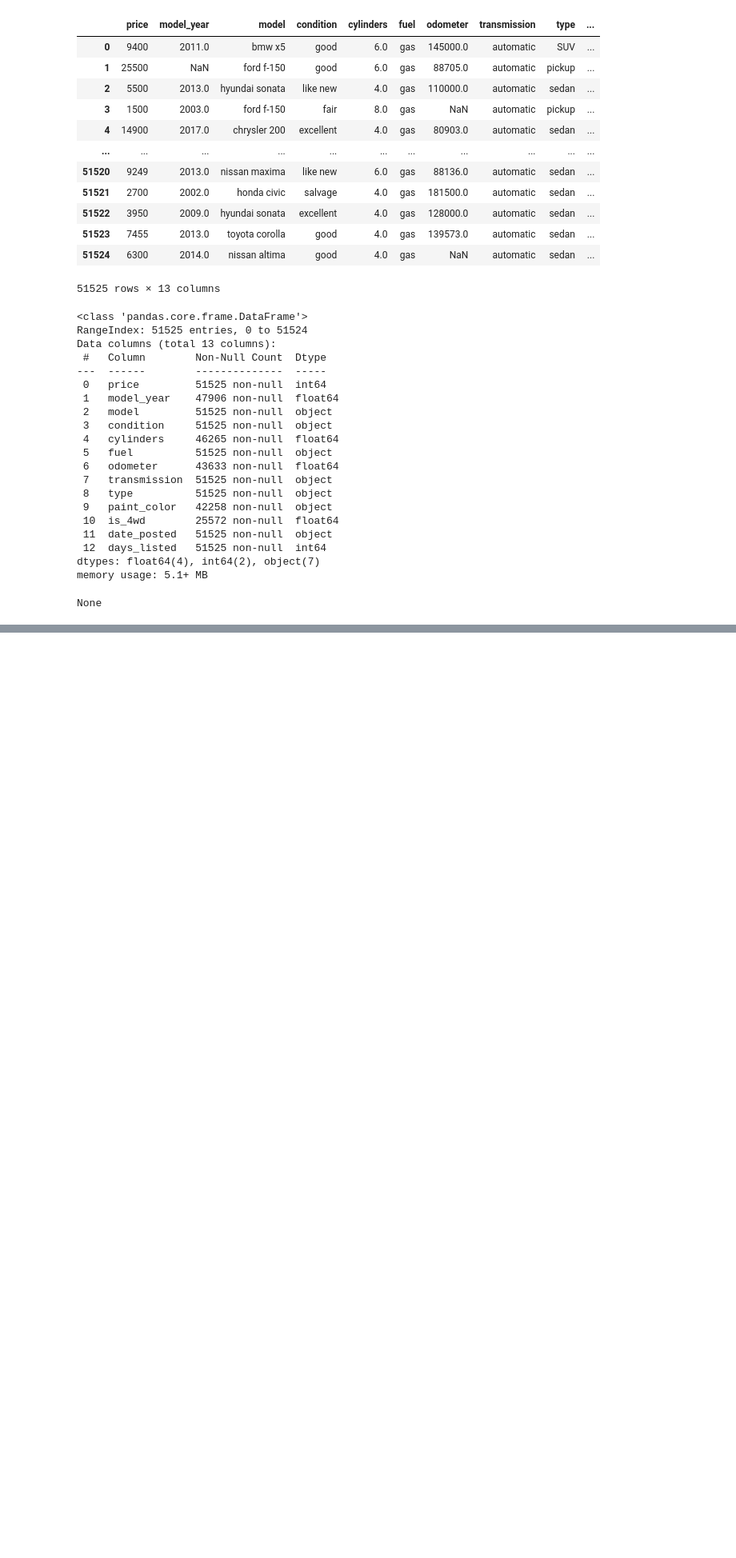
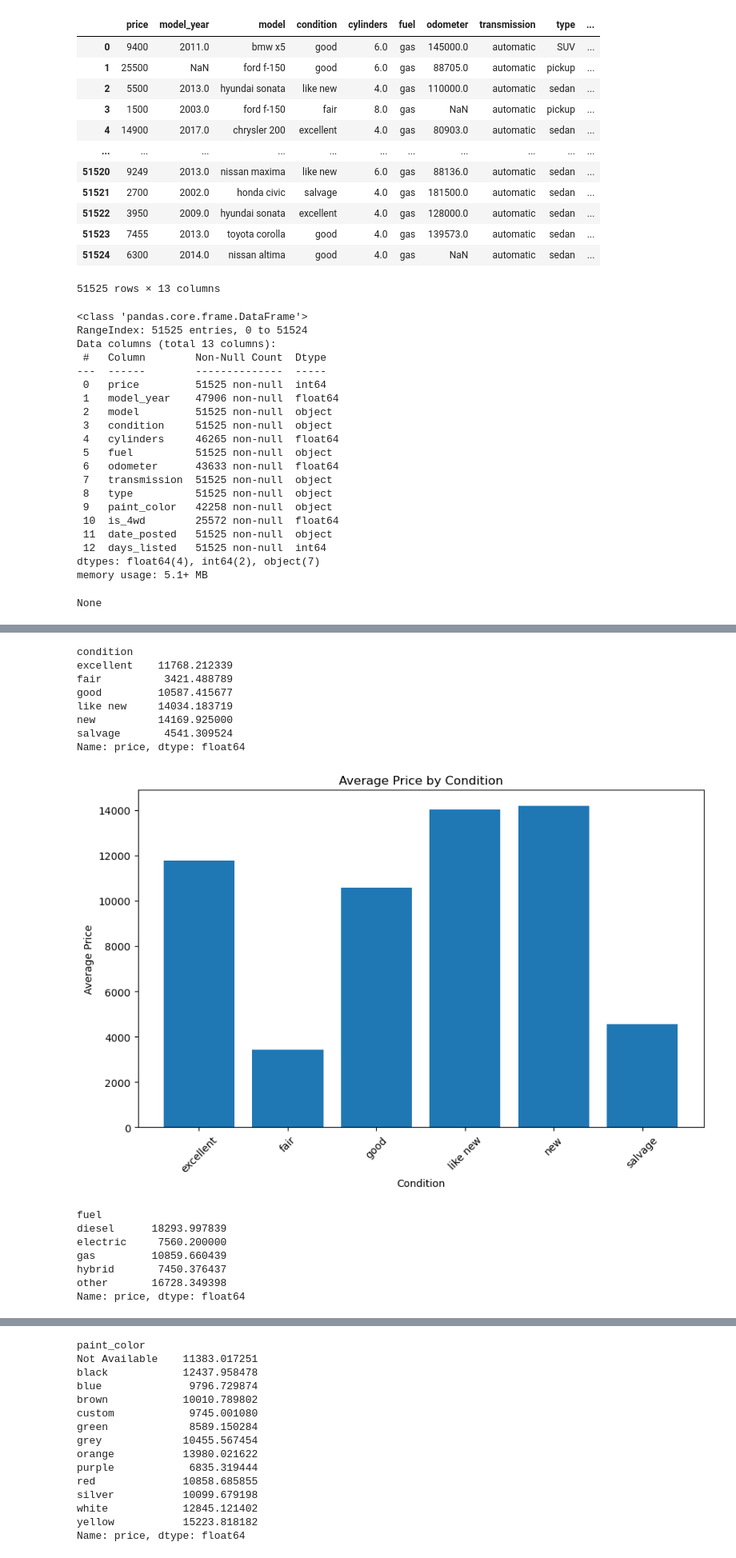
Before and after one commit to Ptown-1988/Sprint_4_Project, a Jupyter notebook: Jupyter Notebook Sprint4Project.ipynb, the cells around one changed output, grey strips where cells are left out. Shown at 80% size. Cells and saved outputs as stored; diff of their text form; code cells hidden in the pictures; blank space fills up the shorter version.

```diff
--- a/Jupyter Notebook Sprint4Project.ipynb
+++ b/Jupyter Notebook Sprint4Project.ipynb
@@ -71,0 +133,65 @@ plt.show()
+# %%
+#Average Price By Condition
+average_price_by_condition = vehicles_df_w_odometer.groupby('condition')['price'].mean()
+display(average_price_by_condition)
+
+plt.figure(figsize=(10, 6))
+plt.bar(average_price_by_condition.index, average_price_by_condition.values)
+plt.title('Average Price by Condition')
+plt.xlabel('Condition')
+plt.ylabel('Average Price')
+plt.xticks(rotation=45)
+plt.show()
+
+#Average Price By Fuel
+avg_price_by_fuel = vehicles_df_w_odometer.groupby('fuel')['price'].mean()
+display(avg_price_by_fuel)
+
+plt.figure(figsize=(10, 6))
+plt.bar(avg_price_by_fuel.index, avg_price_by_fuel.values)
+plt.title('Average Price by Fuel')
+plt.xlabel('Fuel')
+plt.ylabel('Average Price')
+plt.xticks(rotation=45)
+plt.show()
+
+#Average Price By Paint Color
+avg_price_by_color = vehicles_df_w_odometer.groupby('paint_color')['price'].mean()
+display(avg_price_by_color)
+
+plt.figure(figsize=(10, 6))
+plt.bar(avg_price_by_color.index, avg_price_by_color.values)
+plt.title('Average Price by Paint Color')
+plt.xlabel('Paint Color')
+plt.ylabel('Average Price')
+plt.xticks(rotation=45)
+plt.show()
+
+#Average Price By Days Listed
+avg_price_by_days_listed = vehicles_df_w_odometer.groupby('days_listed')['price'].mean()
+display(avg_price_by_days_listed)
+
+plt.figure(figsize=(10, 6))
+plt.bar(avg_price_by_days_listed.index, avg_price_by_days_listed.values)
+plt.title('Average Price by Days Listed')
+plt.xlabel('Days Listed')
+plt.ylabel('Average Price')
+plt.xticks(rotation=45)
+plt.show()
+# %% [output]
+condition
+excellent    11768.212339
+fair          3421.488789
+good         10587.415677
+like new     14034.183719
+new          14169.925000
+salvage       4541.309524
+Name: price, dtype: float64
+[figure, added]
+fuel
+diesel      18293.997839
+electric     7560.200000
+gas         10859.660439
+hybrid       7450.376437
+other       16728.349398
+Name: price, dtype: float64
@@ -71,0 +199,15 @@ plt.show()
+paint_color
+Not Available    11383.017251
+black            12437.958478
+blue              9796.729874
+brown            10010.789802
+custom            9745.001080
+green             8589.150284
+grey             10455.567454
+orange           13980.021622
+purple            6835.319444
+red              10858.685855
+silver           10099.679198
+white            12845.121402
+yellow           15223.818182
+Name: price, dtype: float64
```
Also changed, not shown: parts of 12 cells of this notebook.
